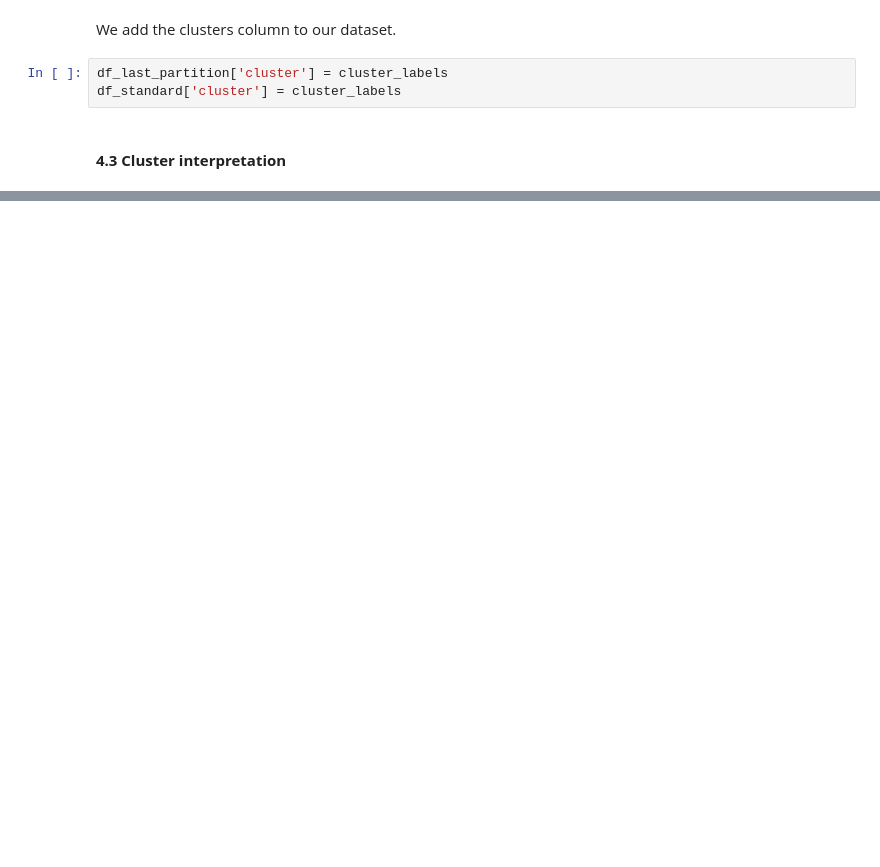
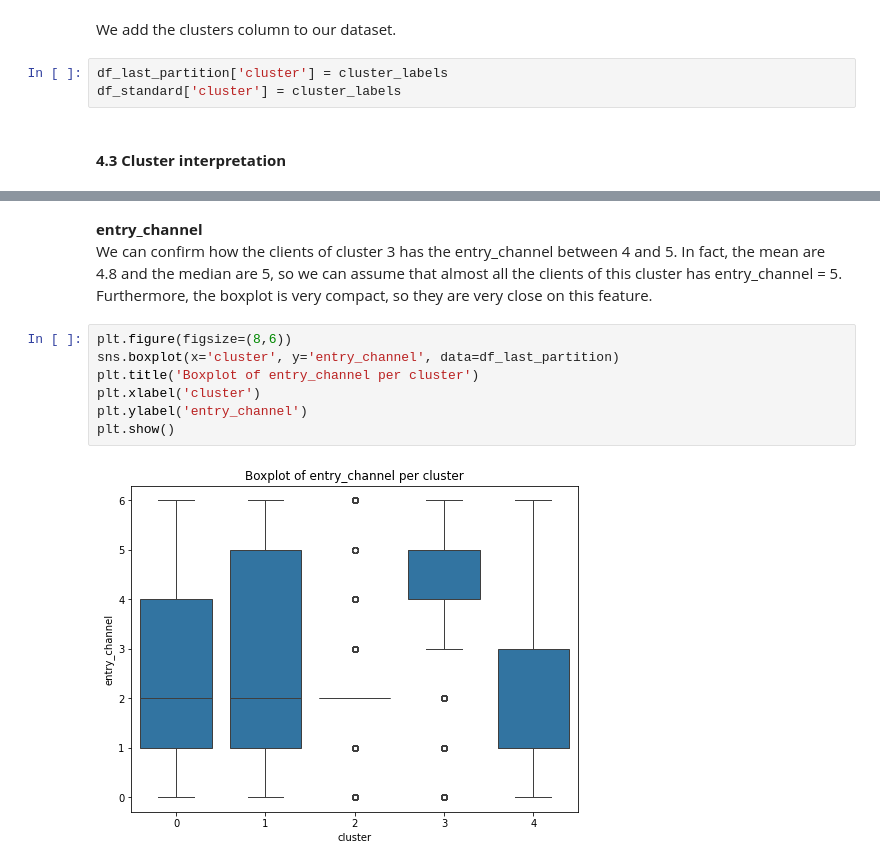
Before and after one commit to VictorSinNav/Easymoney-Data-Science-Solutions, a Jupyter notebook: Customer Segmentation.ipynb, the cells around one changed output, grey strips where cells are left out. Cells and saved outputs as stored; diff of their text form; blank space fills up the shorter version.

```diff
--- a/Customer Segmentation.ipynb
+++ b/Customer Segmentation.ipynb
@@ -410,0 +464,12 @@ We can see how and which features are more relevant to the clusters selection.
+# %% [markdown]
+**entry_channel**
+We can confirm how the clients of cluster 3 has the entry_channel between 4 and 5. In fact, the mean are 4.8 and the median are 5, so we can assume that almost all the clients of this cluster has entry_channel = 5. Furthermore, the boxplot is very compact, so they are very close on this feature.
+# %%
+plt.figure(figsize=(8,6))
+sns.boxplot(x='cluster', y='entry_channel', data=df_last_partition)
+plt.title('Boxplot of entry_channel per cluster')
+plt.xlabel('cluster')
+plt.ylabel('entry_channel')
+plt.show()
+# %% [output]
+[figure, added]
```
Also changed, not shown: parts of 24 cells of this notebook.
